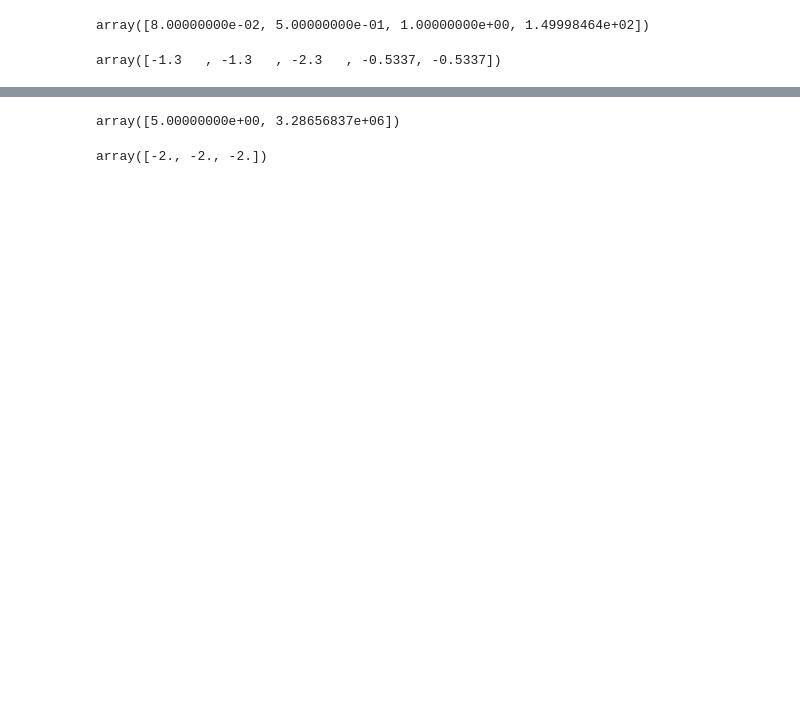
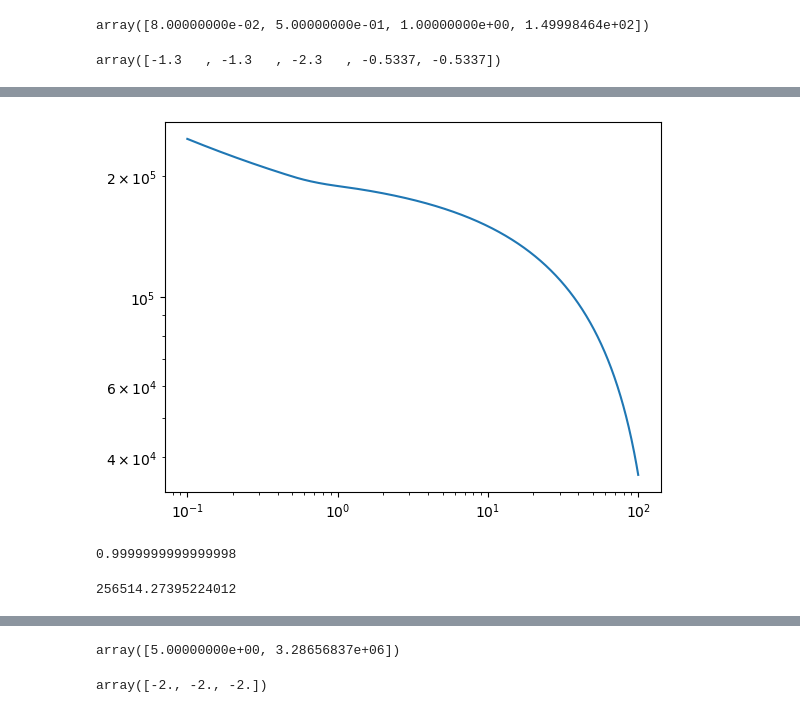
Before and after one commit to lmdesa/BOSSA, a Jupyter notebook: notebooks/imf_testing.ipynb, the cells around one changed output, grey strips where cells are left out. Drawn from its saved outputs; the diff is of its cells as text; code cells hidden in the pictures; blank space fills up the shorter version.

```diff
--- a/notebooks/imf_testing.ipynb
+++ b/notebooks/imf_testing.ipynb
@@ -82,3 +83,21 @@ array([18875.52756434,  9437.76378217,  9437.76378217,  9437.76378217,
+# %%
+x0s = np.logspace(-1, 2, 1000)
+imf_ints = [star.integrate(x0, 150, normalized=True) for x0 in x0s]
+
+plt.plot(x0s, imf_ints)
+
+plt.xscale('log')
+plt.yscale('log')
+# %% [output]
+[figure, added]
+# %%
+star.m_tot/star.integrate(0.08, 150, mass=True)
+# %% [output]
+0.9999999999999998
+# %%
+star.integrate(0.08, 150, mass=False)
+# %% [output]
+256514.27395224012
 # %%
 ecl = EmbeddedCluster()
 # %%
```
Also changed, not shown: parts of 26 cells of this notebook, 1 other file.
